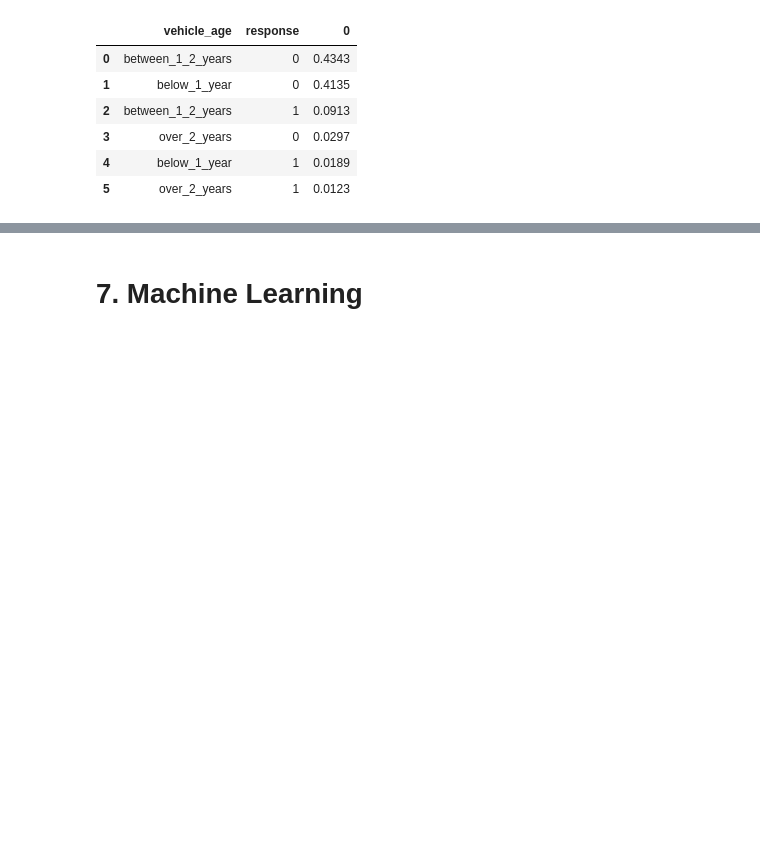
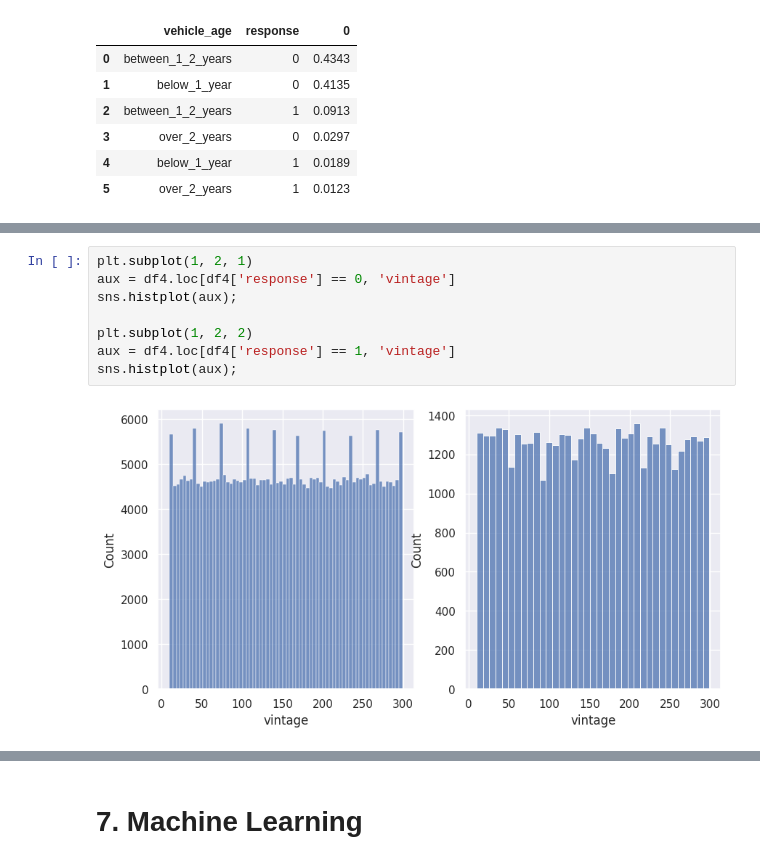
Before and after one commit to m4theus4ndr4de/classification-health-insurance-cross-sell, a Jupyter notebook: notebooks/model-development.ipynb, the cells around one changed output, grey strips where cells are left out. Saved outputs shown, nothing was run; the diff lists cells and outputs as text; blank space fills up the shorter version.

```diff
--- a/notebooks/model-development.ipynb
+++ b/notebooks/model-development.ipynb
@@ -289,0 +300,10 @@ plt.xticks(rotation=90);
+# %%
+plt.subplot(1, 2, 1)
+aux = df4.loc[df4['response'] == 0, 'vintage']
+sns.histplot(aux);
+
+plt.subplot(1, 2, 2)
+aux = df4.loc[df4['response'] == 1, 'vintage']
+sns.histplot(aux);
+# %% [output]
+[figure, added]
```
Also changed, not shown: parts of 36 cells of this notebook.
